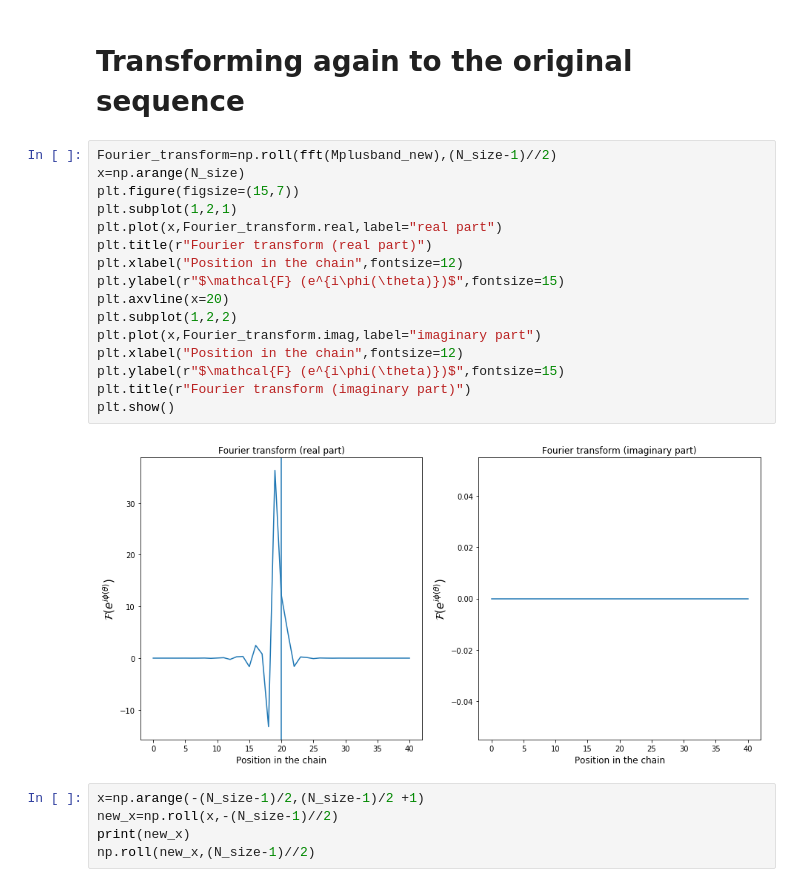
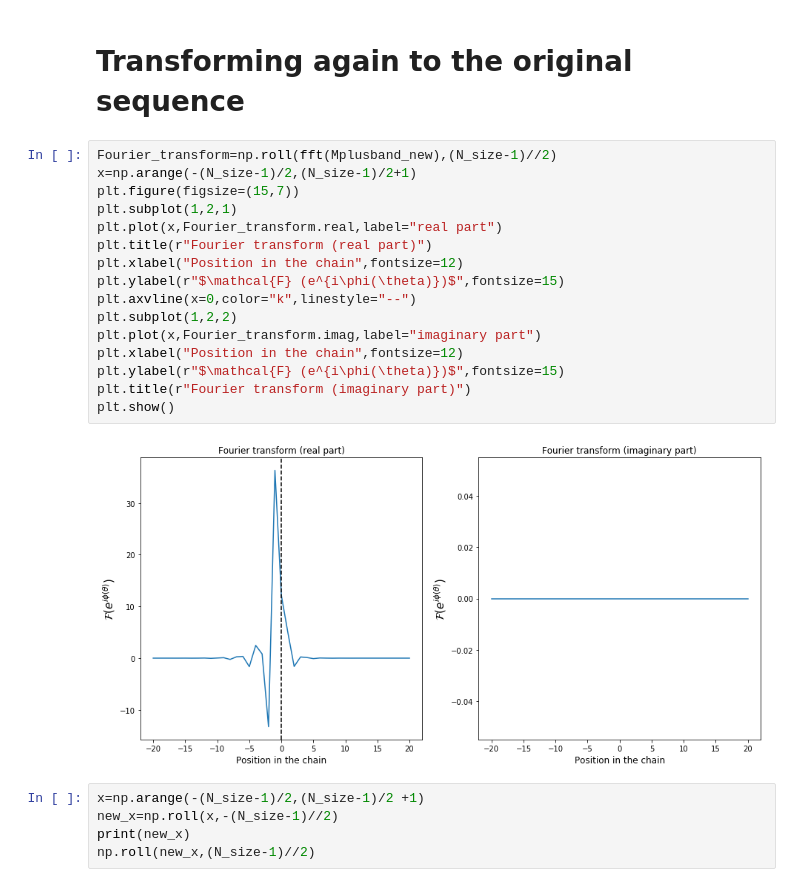
Before and after one commit to jamontanac/Tesis_Master, a Jupyter notebook: XY_model/Fourier_diagonalization/Intento_02_09_19.ipynb, the cells around one changed output. Drawn from its saved outputs; the diff is of its cells as text.

```diff
--- a/XY_model/Fourier_diagonalization/Intento_02_09_19.ipynb
+++ b/XY_model/Fourier_diagonalization/Intento_02_09_19.ipynb
@@ -216,22 +216,22 @@ plt.show()
 # Transforming again to the original sequence
 # %%
 Fourier_transform=np.roll(fft(Mplusband_new),(N_size-1)//2)
-x=np.arange(N_size)
+x=np.arange(-(N_size-1)/2,(N_size-1)/2+1)
 plt.figure(figsize=(15,7))
 plt.subplot(1,2,1)
 plt.plot(x,Fourier_transform.real,label="real part")
 plt.title(r"Fourier transform (real part)")
 plt.xlabel("Position in the chain",fontsize=12)
 plt.ylabel(r"$\mathcal{F} (e^{i\phi(\theta)})$",fontsize=15)
-plt.axvline(x=20)
+plt.axvline(x=0,color="k",linestyle="--")
 plt.subplot(1,2,2)
 plt.plot(x,Fourier_transform.imag,label="imaginary part")
 plt.xlabel("Position in the chain",fontsize=12)
 plt.ylabel(r"$\mathcal{F} (e^{i\phi(\theta)})$",fontsize=15)
 plt.title(r"Fourier transform (imaginary part)")
 plt.show()
 # %% [output]
-[figure, old version]
+[figure, new version]
 # %%
 x=np.arange(-(N_size-1)/2,(N_size-1)/2 +1)
 new_x=np.roll(x,-(N_size-1)//2)
```
Also changed, not shown: parts of 17 cells of this notebook, 1 other file.
